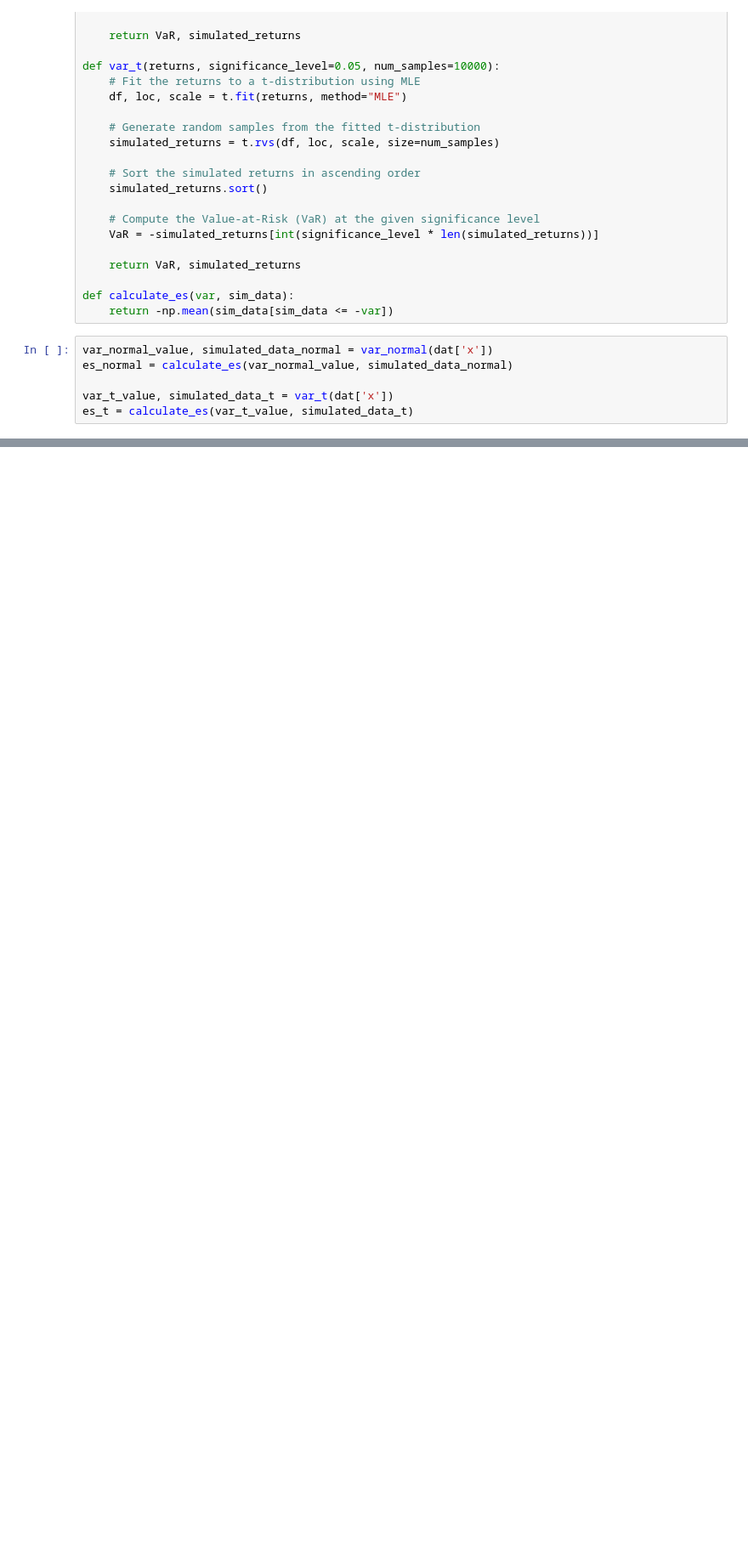
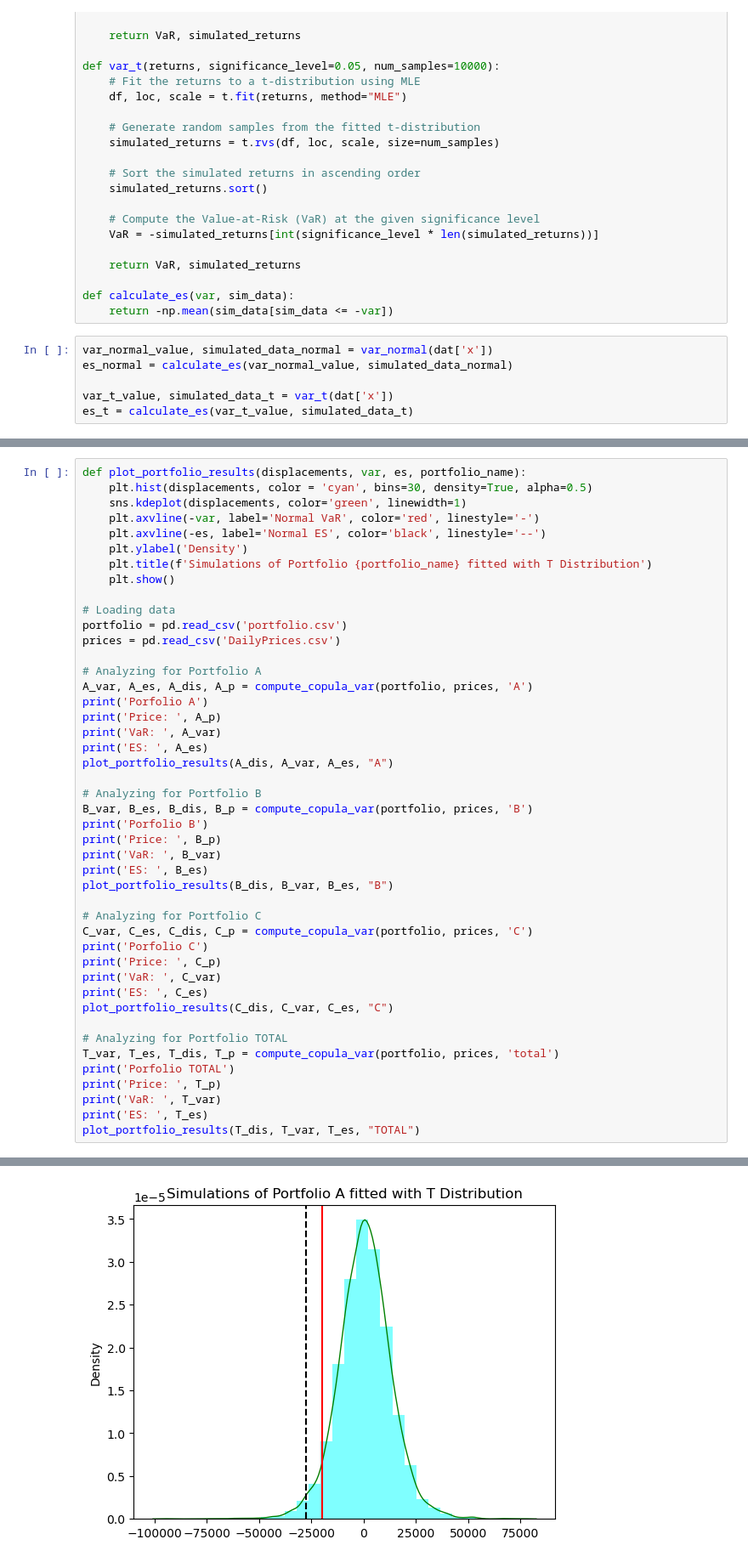
Before and after one commit to howardj12/Fintech545-hj, a Jupyter notebook: Week 5/Code.ipynb, the cells around one changed output, grey strips where cells are left out. Shown: that part at 85% size. Drawn from its saved outputs; the diff is of its cells as text; blank space fills up the shorter version.

```diff
--- a/Week 5/Code.ipynb
+++ b/Week 5/Code.ipynb
@@ -85,0 +208,46 @@ table_df
+# %%
+def plot_portfolio_results(displacements, var, es, portfolio_name):
+    plt.hist(displacements, color = 'cyan', bins=30, density=True, alpha=0.5)
+    sns.kdeplot(displacements, color='green', linewidth=1)
+    plt.axvline(-var, label='Normal VaR', color='red', linestyle='-')
+    plt.axvline(-es, label='Normal ES', color='black', linestyle='--')
+    plt.ylabel('Density')
+    plt.title(f'Simulations of Portfolio {portfolio_name} fitted with T Distribution')
+    plt.show()
+
+# Loading data
+portfolio = pd.read_csv('portfolio.csv')
+prices = pd.read_csv('DailyPrices.csv')
+
+# Analyzing for Portfolio A
+A_var, A_es, A_dis, A_p = compute_copula_var(portfolio, prices, 'A')
+print('Porfolio A')
+print('Price: ', A_p)
+print('VaR: ', A_var)
+print('ES: ', A_es)
+plot_portfolio_results(A_dis, A_var, A_es, "A")
+
+# Analyzing for Portfolio B
+B_var, B_es, B_dis, B_p = compute_copula_var(portfolio, prices, 'B')
+print('Porfolio B')
+print('Price: ', B_p)
+print('VaR: ', B_var)
+print('ES: ', B_es)
+plot_portfolio_results(B_dis, B_var, B_es, "B")
+
+# Analyzing for Portfolio C
+C_var, C_es, C_dis, C_p = compute_copula_var(portfolio, prices, 'C')
+print('Porfolio C')
+print('Price: ', C_p)
+print('VaR: ', C_var)
+print('ES: ', C_es)
+plot_portfolio_results(C_dis, C_var, C_es, "C")
+
+# Analyzing for Portfolio TOTAL
+T_var, T_es, T_dis, T_p = compute_copula_var(portfolio, prices, 'total')
+print('Porfolio TOTAL')
+print('Price: ', T_p)
+print('VaR: ', T_var)
+print('ES: ', T_es)
+plot_portfolio_results(T_dis, T_var, T_es, "TOTAL")
+# %% [output]
@@ -85,0 +258 @@ table_df
+[figure, added]
```
Also changed, not shown: parts of 6 cells of this notebook.
